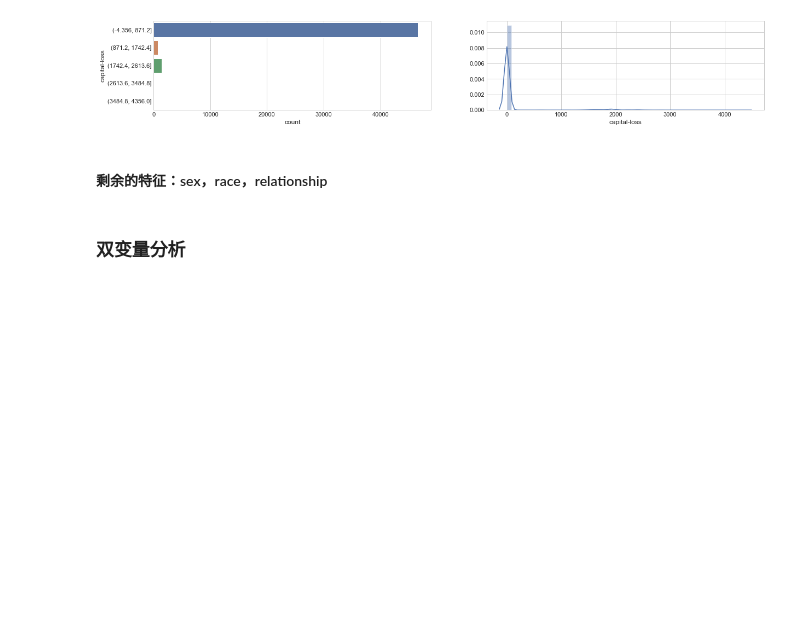
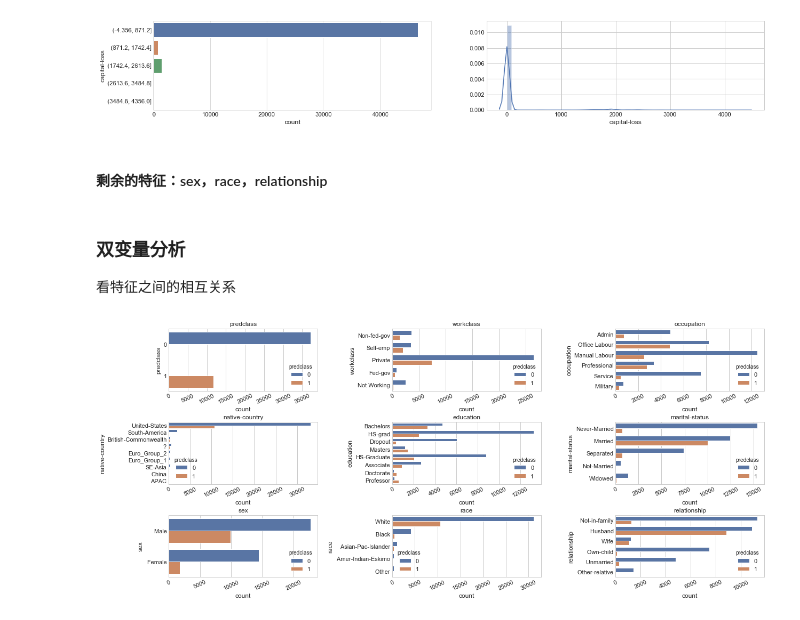
Before and after one commit to clayll/AdvancedDataAnalysis, a Jupyter notebook: docTang/5.人口普查数据集项目实战-收入预测/ll人口收入普查.ipynb, the cells around one changed output. Drawn from its saved outputs; the diff is of its cells as text; code cells hidden in the pictures; blank space fills up the shorter version.

```diff
--- a/docTang/5.人口普查数据集项目实战-收入预测/ll人口收入普查.ipynb
+++ b/docTang/5.人口普查数据集项目实战-收入预测/ll人口收入普查.ipynb
@@ -438,3 +448,27 @@ dataset_con['race'] = dataset_bin['race'] = dataset_raw['race']
 dataset_con['relationship'] = dataset_bin['relationship'] = dataset_raw['relationship']
 # %% [markdown]
 ### 双变量分析
+看特征之间的相互关系
+# %%
+def plot_bivariate_bar(dataset :pd.DataFrame,hue,cols=3,width=20,height=15):
+    rows = math.ceil(dataset.shape[1]/cols)
+    plt.figure(figsize=(width,height))
+    plt.style.use('seaborn-whitegrid')
+    plt.subplots_adjust(wspace=0.5,hspace=0.5)
+    dataset = dataset.select_dtypes(include='object')
+    for index,column in enumerate(dataset.columns):
+        plt.subplot(rows,cols,index+1)
+        plt.xticks(rotation=25)
+        if np.object == dataset.dtypes[column]:
+            column
+            g = sns.countplot(y=column,data=dataset,hue=hue)
+            g.set_title(column)
+# dataset_con.describe()
+dataset_con['predclass'] = dataset_con['predclass'].astype(np.object)
+dataset_bin['predclass'] = dataset_con['predclass'].astype(np.object)
+plot_bivariate_bar(dataset_con,hue='predclass')
+# dataset_con[['predclass','age','fnlwgt','hours-per-week','capital-gain','capital-loss']]
+# dataset_con.dtypes
+#
+# %% [output]
+[figure, added]
```
Also changed, not shown: parts of 5 cells of this notebook, 1 other file.
